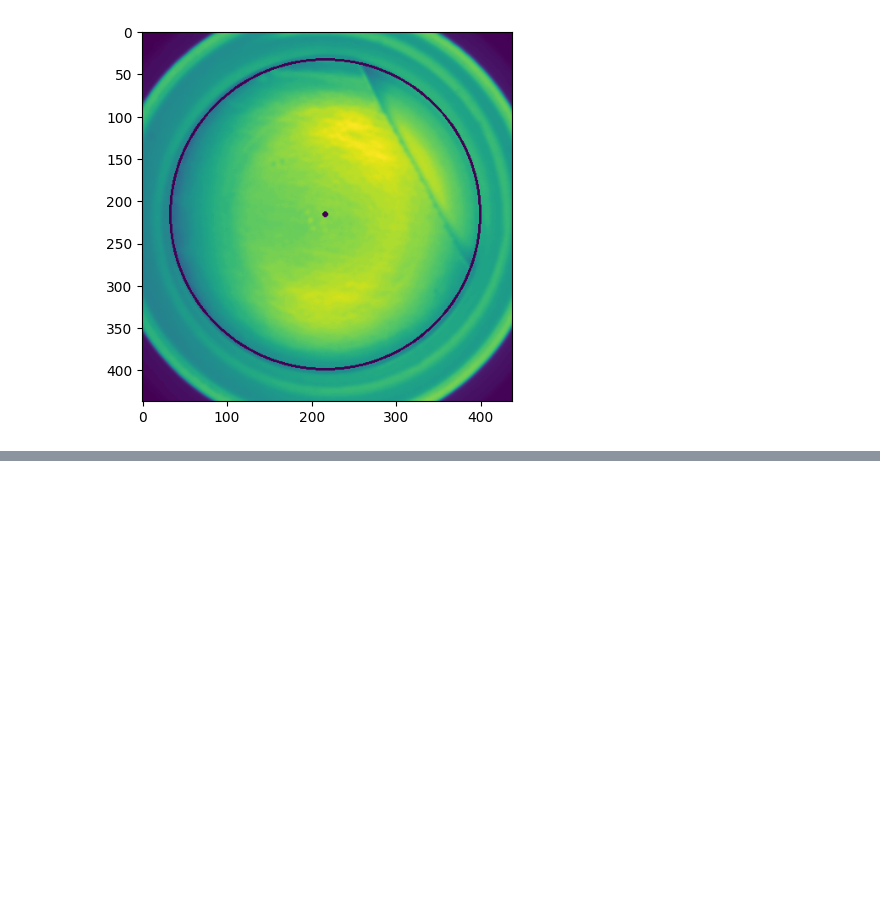
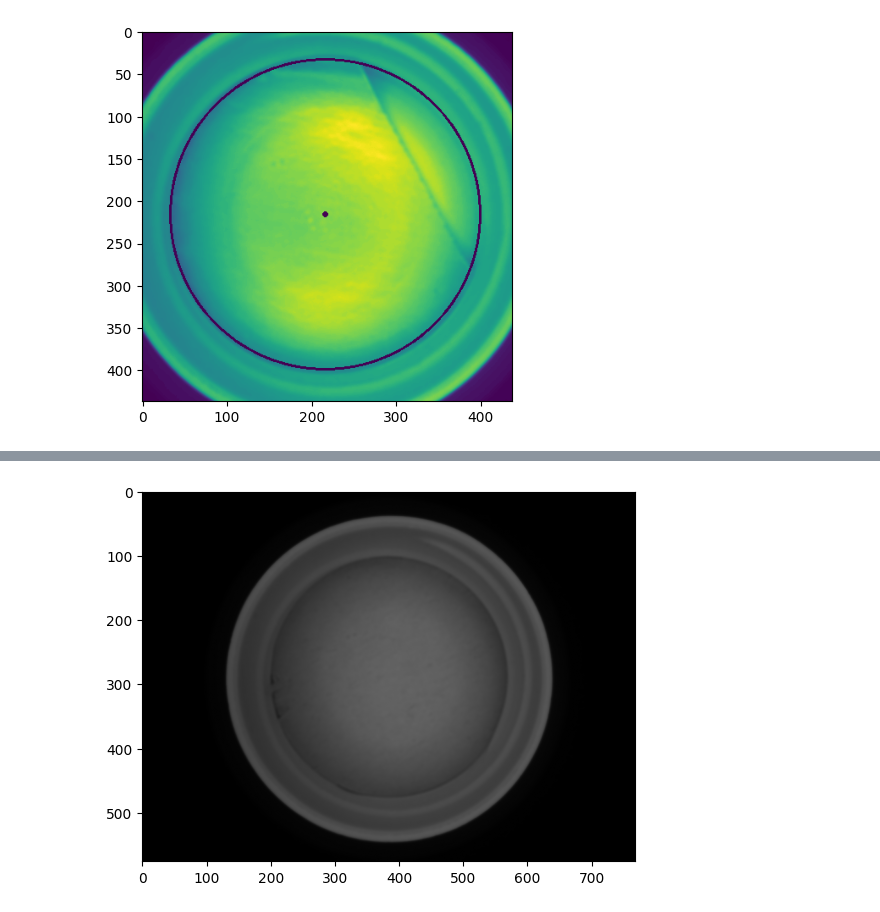
Before and after one commit to LucreziaPonti/PROJECT_cv, a Jupyter notebook: idee_strane_lu.ipynb, the cells around one changed output, grey strips where cells are left out. Cells and saved outputs as stored; diff of their text form; code cells hidden in the pictures; blank space fills up the shorter version.

```diff
--- a/idee_strane_lu.ipynb
+++ b/idee_strane_lu.ipynb
@@ -473,0 +476,93 @@ CAP OUTLINE - center: x=  382.5  y=  284.5  , radius=  257.4
+# %%
+################## TEST IMAGE ENHANCING ######################
+
+# FIXING BRIGHTNESS AND CONTRAST: equalizeHist (does not give satisfying results) / CLAHE (not bad depending on how we'll use it)
+
+
+import numpy as np
+import cv2
+from matplotlib import pyplot as plt
+import math
+
+#### LOAD and show IMAGE
+img_color = cv2.imread('cap-inspection-images/project_1_liner_inspection/g_06.bmp')
+img_color = cv2.imread('cap-inspection-images/project_1_liner_inspection/d_16.bmp')
+#img_color = cv2.imread('cap-inspection-images/project_1_liner_inspection/d_31.bmp')
+img = cv2.cvtColor(img_color,cv2.COLOR_BGR2GRAY)
+
+img_blur = cv2.bilateralFilter(img,7,50,75)
+plt.figure()
+plt.imshow(img_blur,cmap='gray',vmin=0,vmax=255)
+plt.show()
+
+
+equ = cv2.equalizeHist(img_blur)
+
+clahe = cv2.createCLAHE(clipLimit=2.0, tileGridSize=(3,3))
+cl1 = clahe.apply(img_blur)
+
+
+plt.figure()
+plt.subplot(1,3,1)
+plt.imshow(img_blur,cmap='gray',vmin=0,vmax=255)
+plt.subplot(1,3,2)
+plt.imshow(equ,cmap='gray',vmin=0,vmax=255)
+plt.subplot(1,3,3)
+plt.imshow(cl1,cmap='gray',vmin=0,vmax=255)
+plt.show()
+
+hist, bins = np.histogram(img_blur.flatten(), 256, [0,256])
+hist_equ, bins_equ = np.histogram(equ.flatten(), 256, [0,256])
+hist_cl, bins_cl = np.histogram(cl1.flatten(), 256, [0,256])
+
+plt.figure(2)
+plt.subplot(1,3,1)
+plt.stem(hist)
+plt.subplot(1,3,2)
+plt.stem(hist_equ)
+plt.subplot(1,3,3)
+plt.stem(hist_cl)
+plt.show()
+
+#CANNY
+img_blur_canny=cv2.Canny(img_blur,15,30)
+equ_canny=cv2.Canny(equ,50,90)
+cl1_canny=cv2.Canny(cl1,35,70)
+
+plt.figure()
+plt.title("canny")
+plt.subplot(1,3,1)
+plt.imshow(img_blur_canny,cmap='gray',vmin=0,vmax=255)
+plt.subplot(1,3,2)
+plt.imshow(equ_canny,cmap='gray',vmin=0,vmax=255)
+plt.subplot(1,3,3)
+plt.imshow(cl1_canny,cmap='gray',vmin=0,vmax=255)
+plt.show()
+
+#SOBEL
+img_blur_sobelx = cv2.Sobel(img_blur,cv2.CV_64F,1,0,ksize=5)
+img_blur_sobely = cv2.Sobel(img_blur,cv2.CV_64F,0,1,ksize=5)
+img_blur_gradient_magnitude = cv2.convertScaleAbs(cv2.magnitude(img_blur_sobelx, img_blur_sobely))
+equ_sobelx = cv2.Sobel(equ,cv2.CV_64F,1,0,ksize=5)
+equ_sobely = cv2.Sobel(equ,cv2.CV_64F,0,1,ksize=5)
+equ_gradient_magnitude = cv2.convertScaleAbs(cv2.magnitude(equ_sobelx, equ_sobely))
+cl1_sobelx = cv2.Sobel(cl1,cv2.CV_64F,1,0,ksize=5)
+cl1_sobely = cv2.Sobel(cl1,cv2.CV_64F,0,1,ksize=5)
+cl1_gradient_magnitude = cv2.convertScaleAbs(cv2.magnitude(cl1_sobelx, cl1_sobely))
+
+# Display result
+
+plt.figure()
+plt.title("sobel")
+plt.subplot(1,3,1)
+plt.imshow(img_blur_gradient_magnitude,cmap='gray',vmin=0,vmax=255)
+plt.subplot(1,3,2)
+plt.imshow(equ_gradient_magnitude,cmap='gray',vmin=0,vmax=255)
+plt.subplot(1,3,3)
+plt.imshow(cl1_gradient_magnitude,cmap='gray',vmin=0,vmax=255)
+plt.show()
+
+cv2.waitKey(0)
+cv2.destroyAllWindows()
+# %% [output]
+[figure, added]
```
Also changed, not shown: parts of 3 cells of this notebook, 2 other files.
